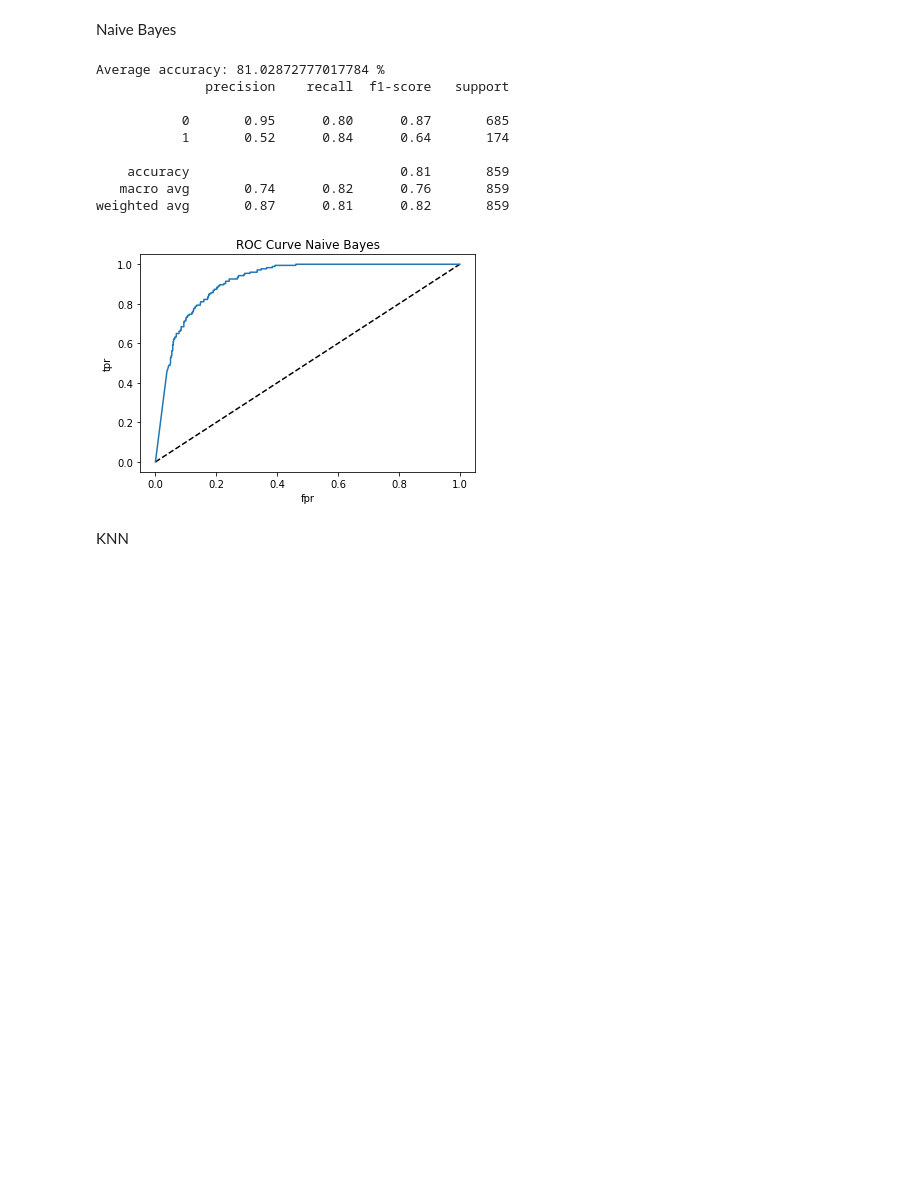
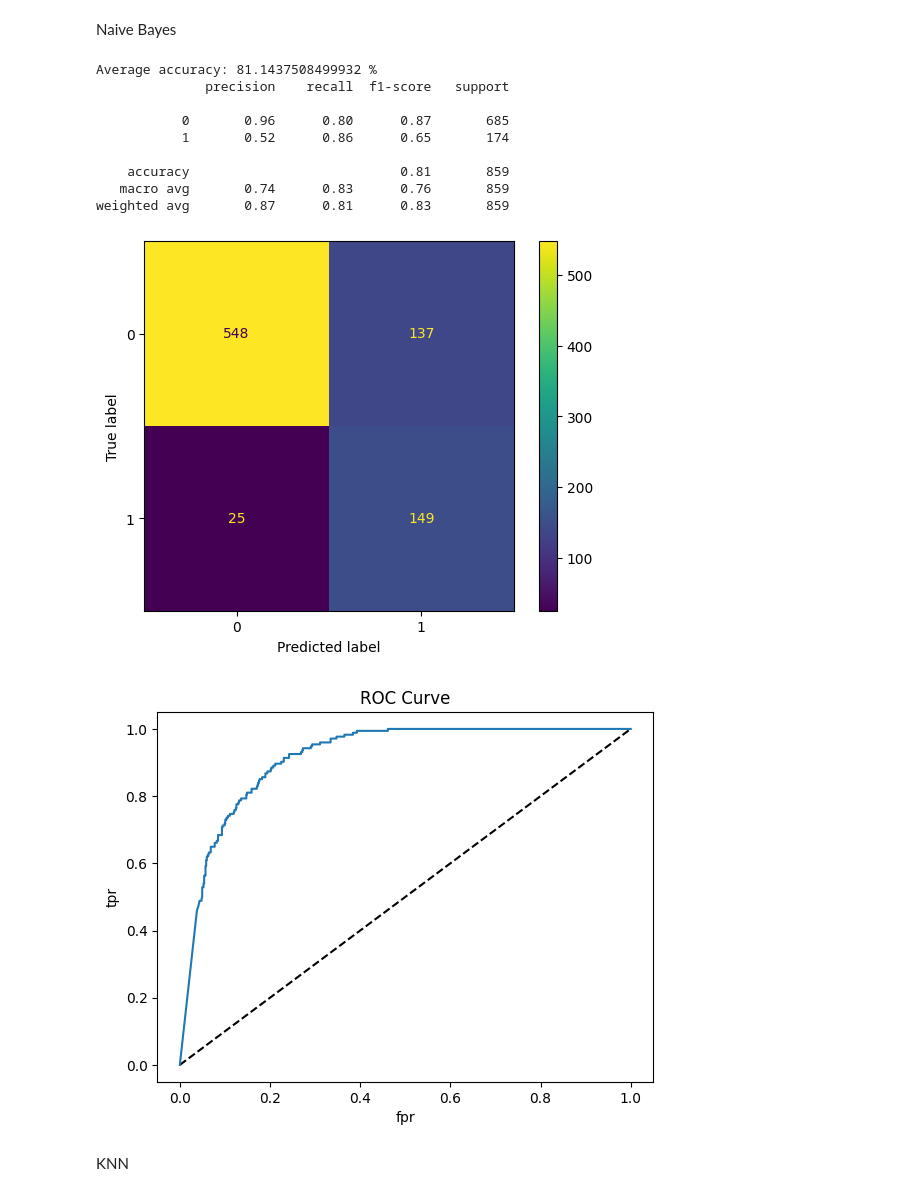
Before and after one commit to ashv1nr/cfb-top-25-predictor, a Jupyter notebook: cs363mProject.ipynb, the cells around one changed output. Drawn from its saved outputs; the diff is of its cells as text; code cells hidden in the pictures; blank space fills up the shorter version.

```diff
--- a/cs363mProject.ipynb
+++ b/cs363mProject.ipynb
@@ -426,39 +446,22 @@ weighted avg       0.86      0.86      0.86       859
 # %% [markdown]
 Naive Bayes
-# %%
-from sklearn.naive_bayes import GaussianNB
-
-gnb = GaussianNB()
-scores = cross_val_score(gnb, features, labels, cv=10, scoring='accuracy')
-print("Average accuracy:", scores.mean() * 100, "%")
-predictions = cross_val_predict(gnb, features, labels, cv = 10)
-cls_rpt = classification_report(labels, predictions)
-print(cls_rpt)
-
-gnb.fit(features, labels)
-predictions = gnb.predict_proba(features)
-
-# #replace these fpr and tpr with the results of your roc_curve
-fpr, tpr, _ = roc_curve(labels, predictions[:,1])
-
-# Do not change this code! This plots the ROC curve.
-# Just replace the fpr and tpr above with the values from your roc_curve
-plt.plot([0,1],[0,1],'k--') #plot the diagonal line
-plt.plot(fpr, tpr, label='NB') #plot the ROC curve
-plt.xlabel('fpr')
-plt.ylabel('tpr')
-plt.title('ROC Curve Naive Bayes')
-plt.show()
-# %% [output]
-Average accuracy: 81.02872777017784 %
-              precision    recall  f1-score   support
-
-           0       0.95      0.80      0.87       685
-           1       0.52      0.84      0.64       174
-
-    accuracy                           0.81       859
-   macro avg       0.74      0.82      0.76       859
-weighted avg       0.87      0.81      0.82       859
-[figure, removed]
+# %%
+from sklearn.naive_bayes import GaussianNB
+
+gnb = GaussianNB()
+generate_statistics(gnb, features, labels, KFold(n_splits = 10, shuffle = True, random_state = 21), False, False)
+generate_roc_curve(gnb, features, labels)
+# %% [output]
+Average accuracy: 81.1437508499932 %
+              precision    recall  f1-score   support
+
+           0       0.96      0.80      0.87       685
+           1       0.52      0.86      0.65       174
+
+    accuracy                           0.81       859
+   macro avg       0.74      0.83      0.76       859
+weighted avg       0.87      0.81      0.83       859
+[figure, added]
+[figure, added]
 # %% [markdown]
 KNN
```
Also changed, not shown: parts of 28 cells of this notebook.
